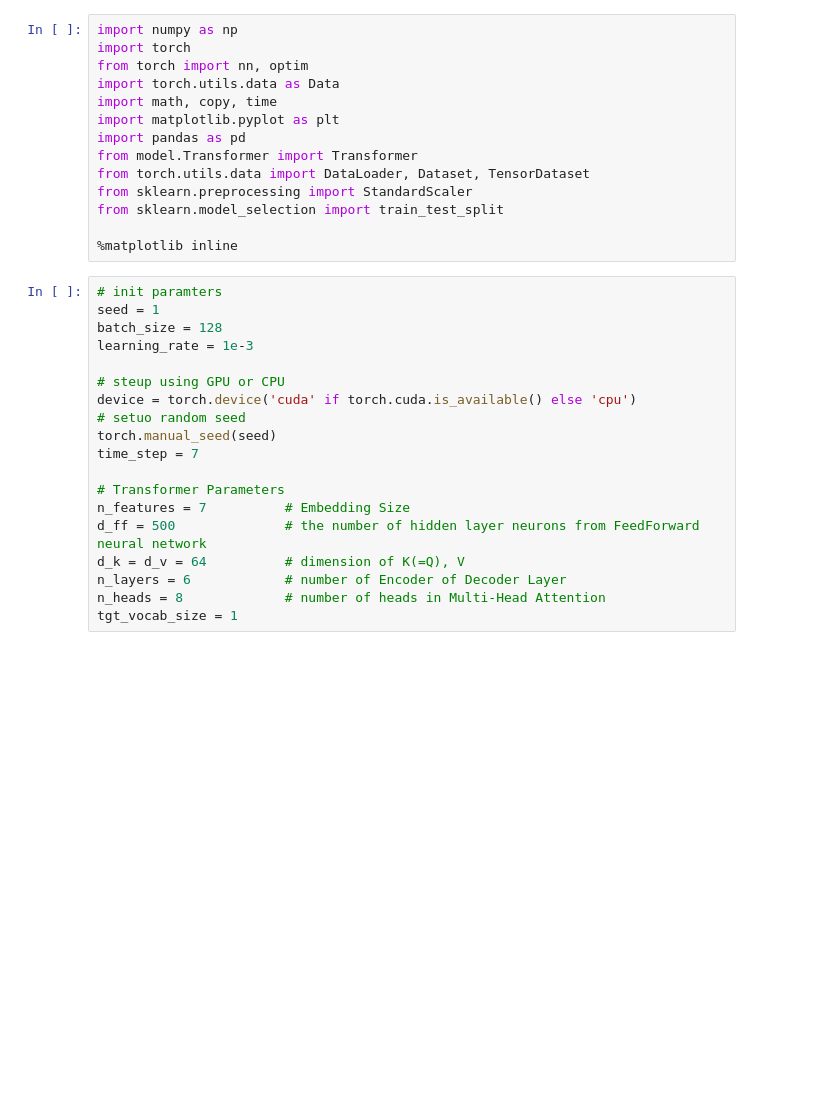
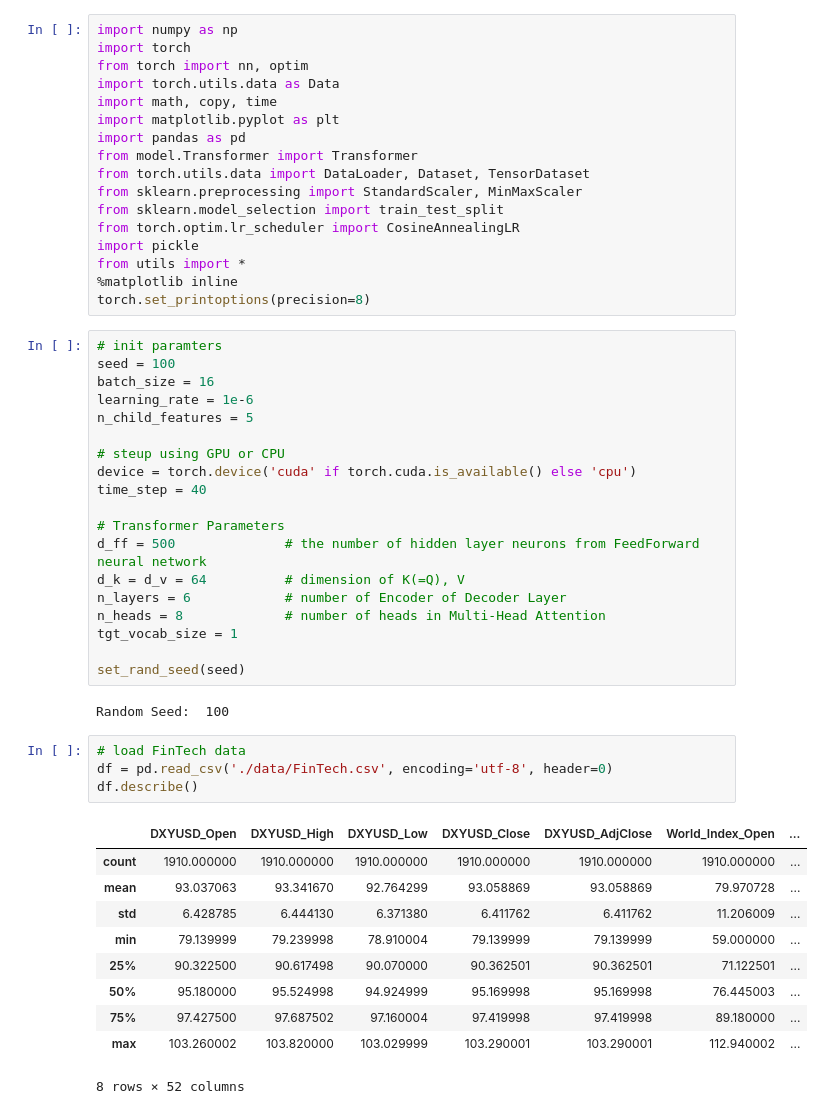
Before and after one commit to zsnail-T/FinTech, a Jupyter notebook: train_Transformer.ipynb, the cells around one changed output. Cells and saved outputs as stored; diff of their text form; blank space fills up the shorter version.

```diff
--- a/train_Transformer.ipynb
+++ b/train_Transformer.ipynb
@@ -8,27 +8,47 @@ import matplotlib.pyplot as plt
 import pandas as pd
 from model.Transformer import Transformer
 from torch.utils.data import DataLoader, Dataset, TensorDataset
-from sklearn.preprocessing import StandardScaler
+from sklearn.preprocessing import StandardScaler, MinMaxScaler
 from sklearn.model_selection import train_test_split
-
+from torch.optim.lr_scheduler import CosineAnnealingLR
+import pickle
+from utils import *
 %matplotlib inline
+torch.set_printoptions(precision=8)
 # %%
 # init paramters
-seed = 1
-batch_size = 128
-learning_rate = 1e-3
+seed = 100
+batch_size = 16
+learning_rate = 1e-6
+n_child_features = 5
 
 # steup using GPU or CPU
 device = torch.device('cuda' if torch.cuda.is_available() else 'cpu')
-# setuo random seed
-torch.manual_seed(seed)
-time_step = 7
+time_step = 40
 
 # Transformer Parameters
-n_features = 7          # Embedding Size
 d_ff = 500              # the number of hidden layer neurons from FeedForward neural network
 d_k = d_v = 64          # dimension of K(=Q), V
 n_layers = 6            # number of Encoder of Decoder Layer
 n_heads = 8             # number of heads in Multi-Head Attention
 tgt_vocab_size = 1
+
+set_rand_seed(seed)
+# %% [output]
+Random Seed:  100
+# %%
+# load FinTech data
+df = pd.read_csv('./data/FinTech.csv', encoding='utf-8', header=0)
+df.describe()
+# %% [output]
+|  | DXYUSD_Open | DXYUSD_High | DXYUSD_Low | DXYUSD_Close | DXYUSD_AdjClose | World_Index_Open | ... |
+| count | 1910.000000 | 1910.000000 | 1910.000000 | 1910.000000 | 1910.000000 | 1910.000000 | ... |
+| mean | 93.037063 | 93.341670 | 92.764299 | 93.058869 | 93.058869 | 79.970728 | ... |
+| std | 6.428785 | 6.444130 | 6.371380 | 6.411762 | 6.411762 | 11.206009 | ... |
+| min | 79.139999 | 79.239998 | 78.910004 | 79.139999 | 79.139999 | 59.000000 | ... |
+| 25% | 90.322500 | 90.617498 | 90.070000 | 90.362501 | 90.362501 | 71.122501 | ... |
+| 50% | 95.180000 | 95.524998 | 94.924999 | 95.169998 | 95.169998 | 76.445003 | ... |
+| 75% | 97.427500 | 97.687502 | 97.160004 | 97.419998 | 97.419998 | 89.180000 | ... |
+| max | 103.260002 | 103.820000 | 103.029999 | 103.290001 | 103.290001 | 112.940002 | ... |
+8 rows × 52 columns
 # %%
```
Also changed, not shown: parts of 16 cells of this notebook, 6 other files.
